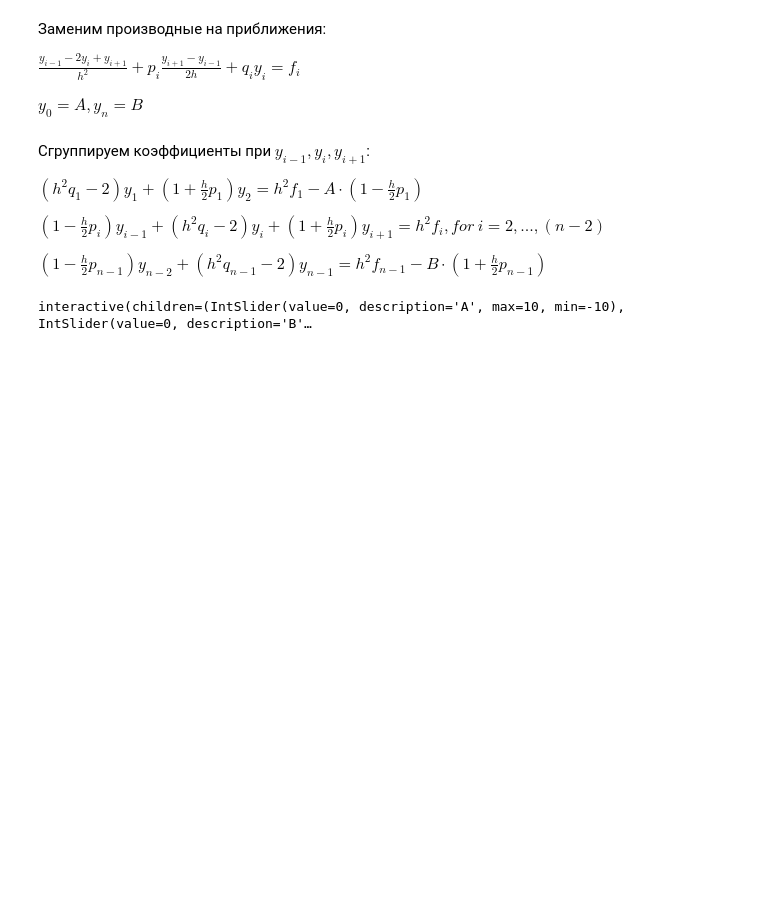
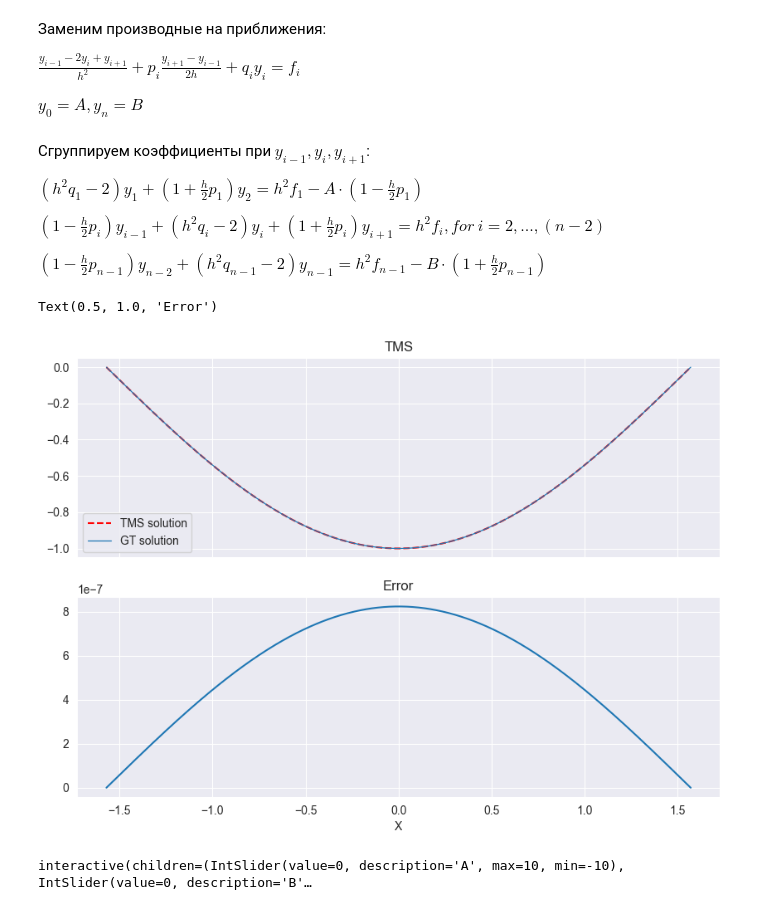
Before and after one commit to DilshodN/BasicsOfComputationalPhysics, a Jupyter notebook: task9.ipynb, the cells around one changed output. Saved outputs shown, nothing was run; the diff lists cells and outputs as text; code cells hidden in the pictures; blank space fills up the shorter version.

Commit message:
task9: added extra plot

```diff
--- a/task9.ipynb
+++ b/task9.ipynb
@@ -87,6 +87,41 @@ def createABCF(x, p, q, F, boundaryCondLeft, boundaryCondRight):
 # it is only for y(a) = A, y(b) = B
 def groundTruth(x, A=0, B=0):
     return (A + B) / 2 + x * (B - A) / np.pi - np.cos(x)
+# %%
+x0 = -np.pi / 2
+xn = np.pi / 2
+N = int(1e3)
+
+x = np.linspace(x0, xn, N)
+
+y_gt = groundTruth(x)
+
+p = lambda x: 0
+q = lambda x: 0
+f = np.cos
+
+# alpha1 * y(a) + beta1 * y'(a) = C1
+alpha1, beta1, C1 = (1, 0, 0)
+
+# alpha2 * y(b) + beta2 * y'(b) = C2
+alpha2, beta2, C2 = (1, 0, 0)
+
+y = TMS(*createABCF(x, p, q, f, (alpha1, beta1, C1), (alpha2, beta2, C2)))
+
+fg, ax = plt.subplots(2, 1, figsize=(10, 7), dpi=100, sharex=True)
+
+ax[0].plot(x, y, 'r--', label='TMS solution')
+ax[0].plot(x, y_gt, linewidth=0.9, label='GT solution')
+
+ax[0].set_title("TMS")
+ax[0].legend(loc='best')
+
+ax[1].plot(x, np.abs(y - y_gt))
+ax[1].set_xlabel("X")
+ax[1].set_title("Error")
+# %% [output]
+Text(0.5, 1.0, 'Error')
+[figure, added]
 # %%
 @widgets.interact(A=(-10, 10), B=(-10, 10))
 def cringe(A=0, B=0):
```
